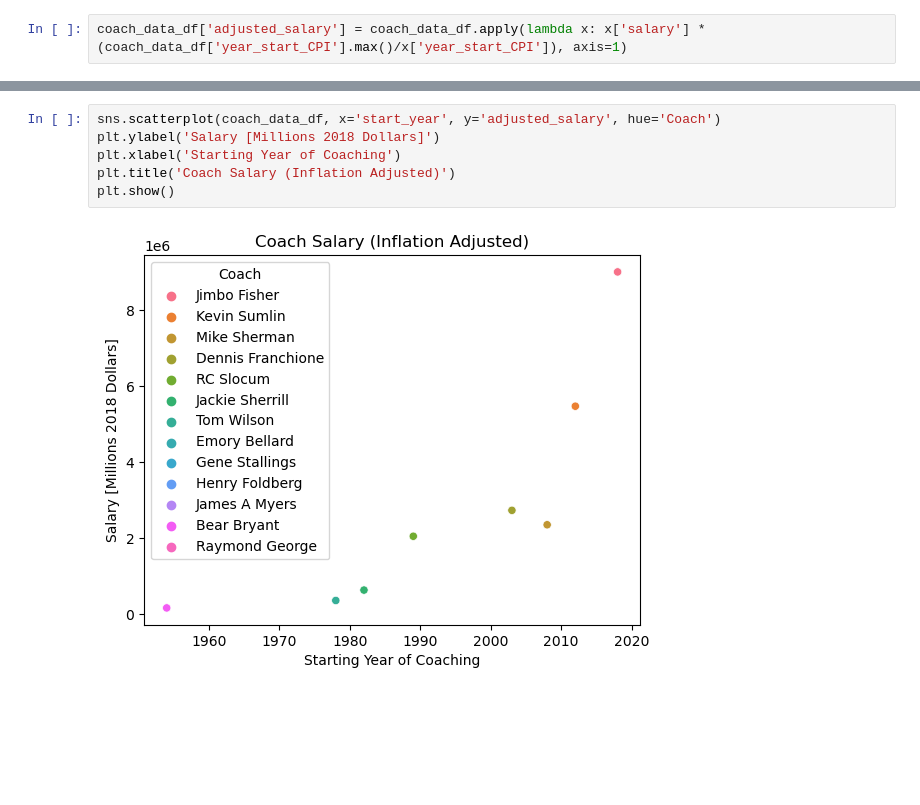
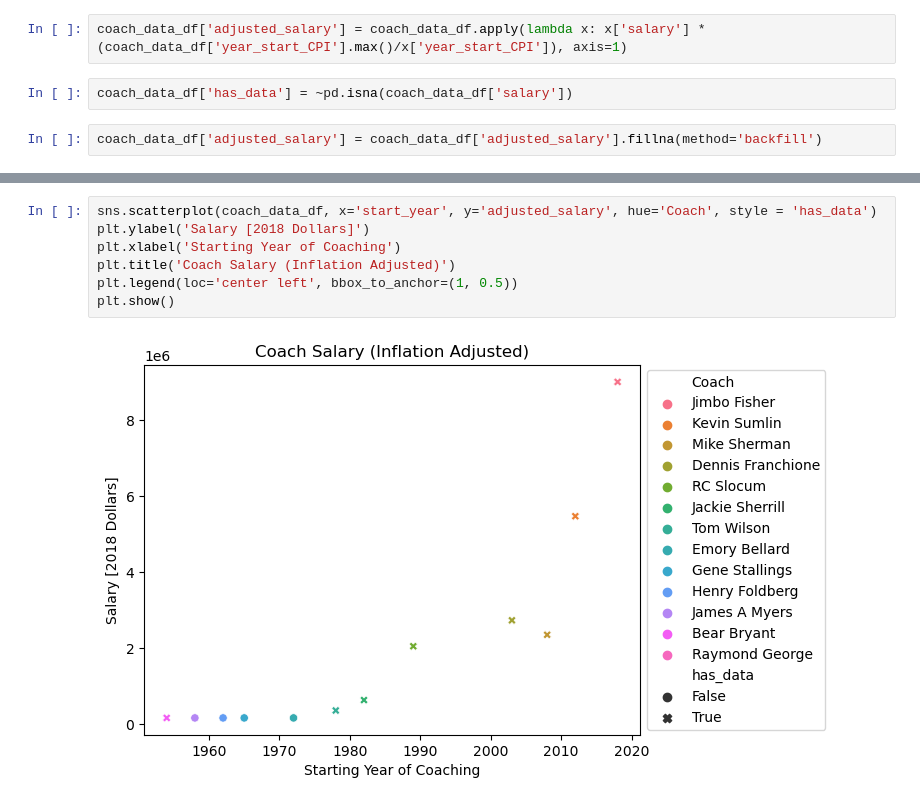
Before and after one commit to cjdavis62/tamu-coach-salaries, a Jupyter notebook: tamu_coach_salary.ipynb, the cells around one changed output, grey strips where cells are left out. Drawn from its saved outputs; the diff is of its cells as text; blank space fills up the shorter version.

```diff
--- a/tamu_coach_salary.ipynb
+++ b/tamu_coach_salary.ipynb
@@ -112,3 +112,7 @@ coach_data_df = pd.merge(coach_data_df, historical_cpi[['Year', 'Jan']], left_on
 coach_data_df = coach_data_df.rename(columns={'Jan': 'year_start_CPI'})
 # %%
 coach_data_df['adjusted_salary'] = coach_data_df.apply(lambda x: x['salary'] * (coach_data_df['year_start_CPI'].max()/x['year_start_CPI']), axis=1)
+# %%
+coach_data_df['has_data'] = ~pd.isna(coach_data_df['salary'])
+# %%
+coach_data_df['adjusted_salary'] = coach_data_df['adjusted_salary'].fillna(method='backfill')
@@ -115,8 +136,9 @@ coach_data_df['adjusted_salary'] = coach_data_df.apply(lambda x: x['salary'] * (
 # %%
-sns.scatterplot(coach_data_df, x='start_year', y='adjusted_salary', hue='Coach')
-plt.ylabel('Salary [Millions 2018 Dollars]')
+sns.scatterplot(coach_data_df, x='start_year', y='adjusted_salary', hue='Coach', style = 'has_data')
+plt.ylabel('Salary [2018 Dollars]')
 plt.xlabel('Starting Year of Coaching')
 plt.title('Coach Salary (Inflation Adjusted)')
+plt.legend(loc='center left', bbox_to_anchor=(1, 0.5))
 plt.show()
 # %% [output]
-[figure, old version]
+[figure, new version]
```
Also changed, not shown: parts of 6 cells of this notebook.
